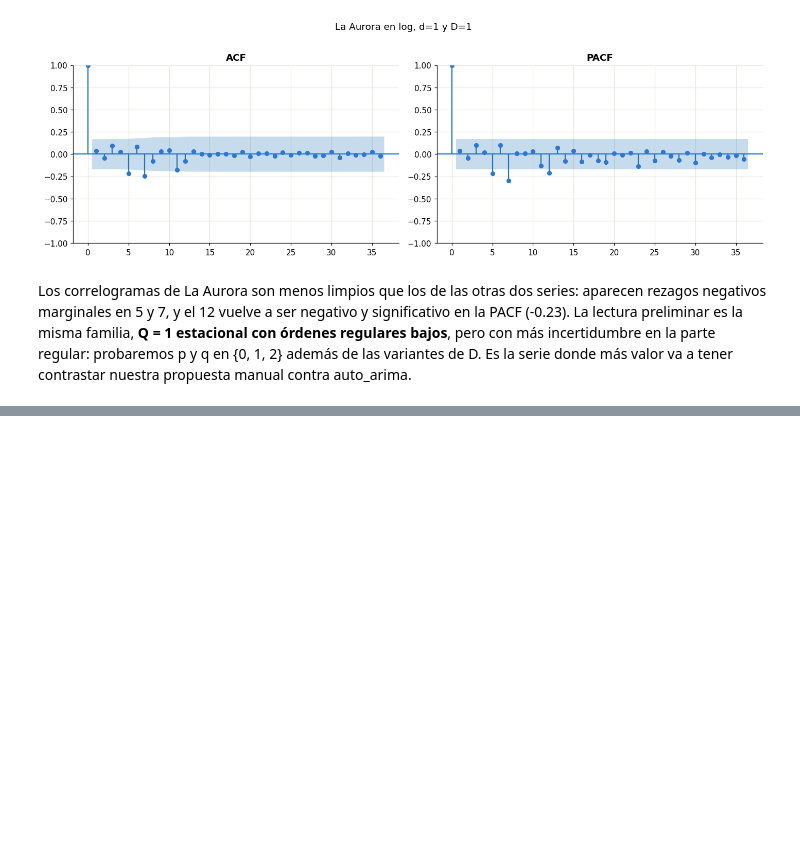
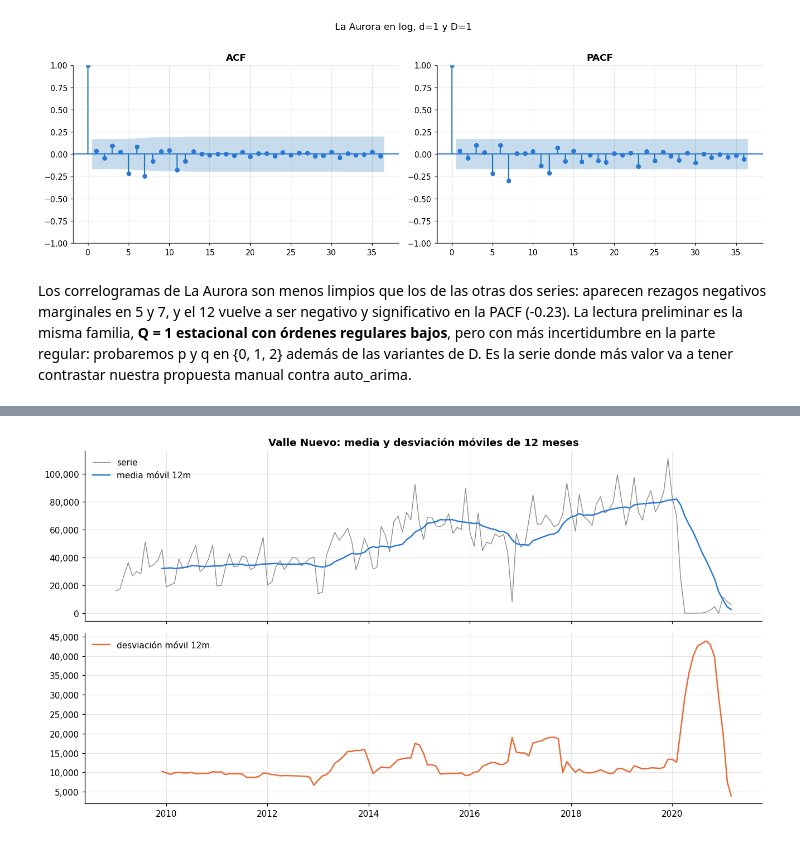
Before and after one commit to Fercho1118/Laboratorio-1-Series-de-Tiempo, a Jupyter notebook: notebooks/analisis-series.ipynb, the cells around one changed output, grey strips where cells are left out. Cells and saved outputs as stored; diff of their text form; code cells hidden in the pictures; blank space fills up the shorter version.

```diff
--- a/notebooks/analisis-series.ipynb
+++ b/notebooks/analisis-series.ipynb
@@ -628,0 +635,4 @@ y comparación del punto 4f al 4k.
+# %%
+graficar_moviles(vnuevo, "Valle Nuevo: media y desviación móviles de 12 meses", "serie-vnuevo-moviles")
+# %% [output]
+[figure, added]
```
Also changed, not shown: parts of 25 cells of this notebook.
